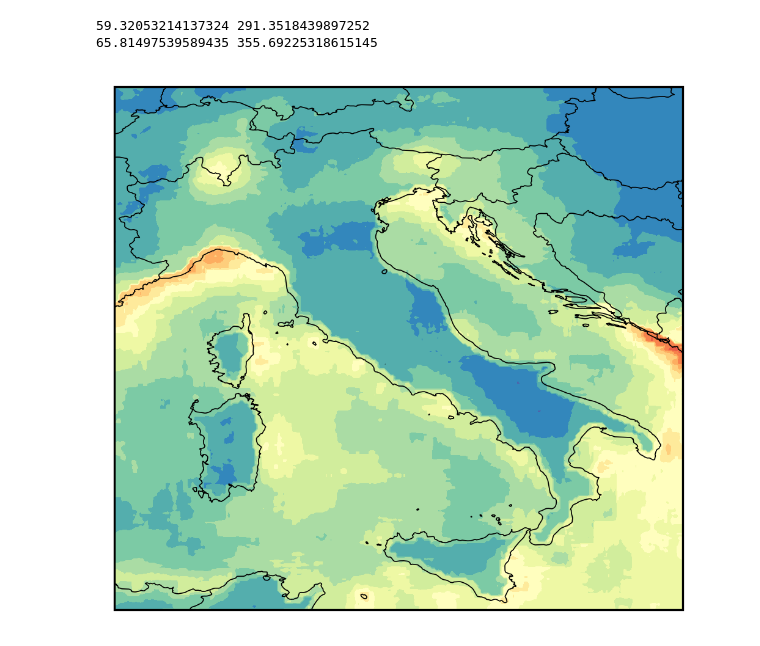
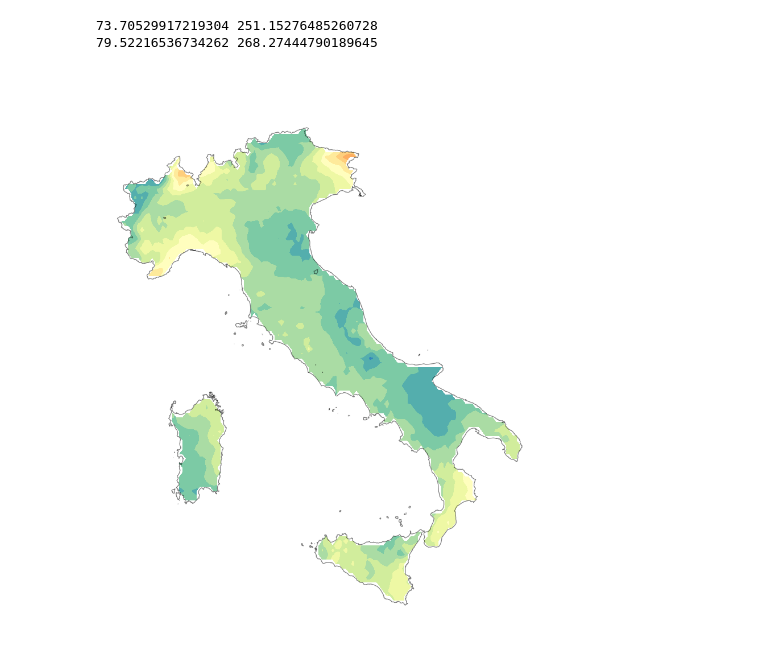
Before and after one commit to mhacarthur/downpy, a Jupyter notebook: media/media_downscaled.ipynb, the cells around one changed output. Drawn from its saved outputs; the diff is of its cells as text; code cells hidden in the pictures.

```diff
--- a/media/media_downscaled.ipynb
+++ b/media/media_downscaled.ipynb
@@ -20,14 +20,13 @@ import matplotlib.gridspec as gridspec
 # %%
 lon_min, lon_max, lat_min, lat_max, area, toll = 6.5, 19, 36.5, 48, 'ITALY', 0.002
 # %%
-dir_base = os.path.join('/','media','arturo','T9','Data','Italy','Satellite','5_DOWN')
+dir_base = os.path.join('/','media','arturo','T9','Data','Italy','Satellite')
 # %%
 veneto_dir = os.path.join('/','media','arturo','T9','Data','shapes','Europa','Italy')
 
 if os.path.exists(veneto_dir):
-    REGIONS = gpd.read_file(os.path.join(veneto_dir,'Italy_regions.geojson'))
+    ITALY = gpd.read_file(os.path.join(veneto_dir,'Italy_clear.geojson'))
 else:
     raise SystemExit(f"File not found: {veneto_dir}")
 
-# update name of REGIONS geopandas
-REGIONS = REGIONS.rename(columns={"reg_name": "REGION"})
+ITALY = ITALY.rename(columns={"reg_name": "REGION"})
@@ -62,0 +35,23 @@ Attributes:
+# %%
+dir_in = os.path.join(dir_base,'2_MEV','uncorrected','quantiles_v2','ITALY_DOWN_IMERG_1dy_2002_2023_npix_2_thr_1_acf_mar_genetic_pearson.nc')
+DATA = xr.open_dataset(dir_in)
+
+lon2d, lat2d = np.meshgrid(DATA['lon'].values, DATA['lat'].values)
+
+NYs = DATA.NYs.values
+CYs = DATA.CYs.values
+WYs = DATA.WYs.values
+
+NYd = DATA.NYd.values
+CYd = DATA.CYd.values
+WYd = DATA.WYd.values
+
+Beta = DATA.BETA.values
+Gamma = DATA.GAMMA.values
+
+Mev_s = DATA['Mev_s'].values
+Mev_d = DATA['Mev_d'].values
+
+mask_NaN = np.isnan(Beta)
+
+del DATA
@@ -63,26 +192,25 @@ Attributes:
 # %%
-print(np.min(Mev_s[3,:,:]), np.max(Mev_s[3,:,:]))
-print(np.min(Mev_d[3,:,:]), np.max(Mev_d[3,:,:]))
+print(np.nanmin(Mev_s[3,:,:]), np.nanmax(Mev_s[3,:,:]))
+print(np.nanmin(Mev_d[3,:,:]), np.nanmax(Mev_d[3,:,:]))
 # %% [output]
-59.32053214137324 291.3518439897252
-65.81497539589435 355.69225318615145
+73.70529917219304 251.15276485260728
+79.52216536734262 268.27444790189645
-# %%
-levels = np.arange(40, 360, 20)
 # %%
 cmap = plt.cm.Spectral_r
 proj = ccrs.PlateCarree()
 
 fig = plt.figure(figsize=(4,4),dpi=300)
 gs = gridspec.GridSpec(1,1)
 
 # ==============================================================================
 ax1 = plt.subplot(gs[0, 0], projection = proj)
 ax1.set_extent([lon_min, lon_max, lat_min, lat_max], crs=proj)
-ax1.add_feature(cfeature.COASTLINE,linewidth=0.4,color='black',zorder=4)
-ax1.add_feature(cfeature.BORDERS,linewidth=0.4,color='black',zorder=4)
+# ax1.add_feature(cfeature.COASTLINE,linewidth=0.2,color='black',zorder=4)
+# ax1.add_feature(cfeature.BORDERS,linewidth=0.2,color='black',zorder=4)
+ITALY.plot(facecolor='None', edgecolor='k', ax=ax1, linewidth=0.3, zorder=21, alpha=0.5)
 a1 = ax1.contourf(lon2d, lat2d, Mev_s[3,:,:], levels=levels, cmap=cmap, extend='max')
-# ax1.axis('off')
+ax1.axis('off')
 ax1.set_facecolor('white')
 fig.patch.set_alpha(0)
 # %% [output]
-[figure, old version]
+[figure, new version]
```
Also changed, not shown: parts of 12 cells of this notebook, 1 other file.
